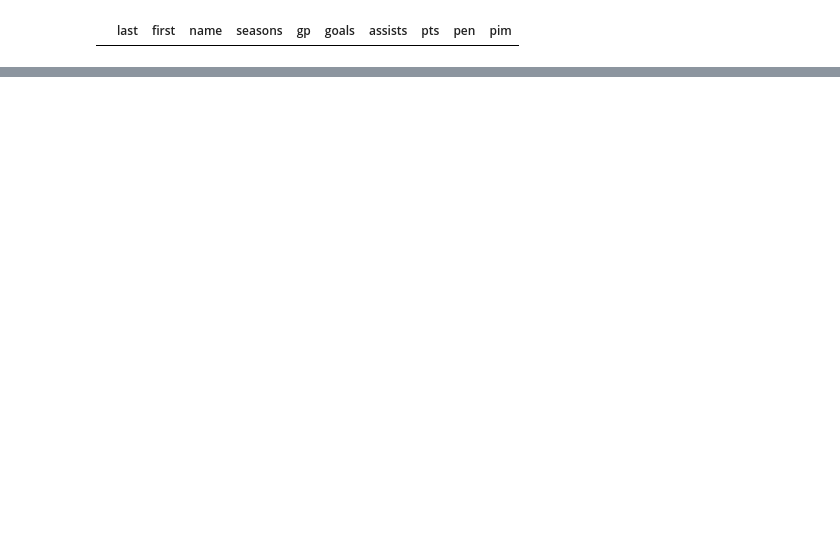
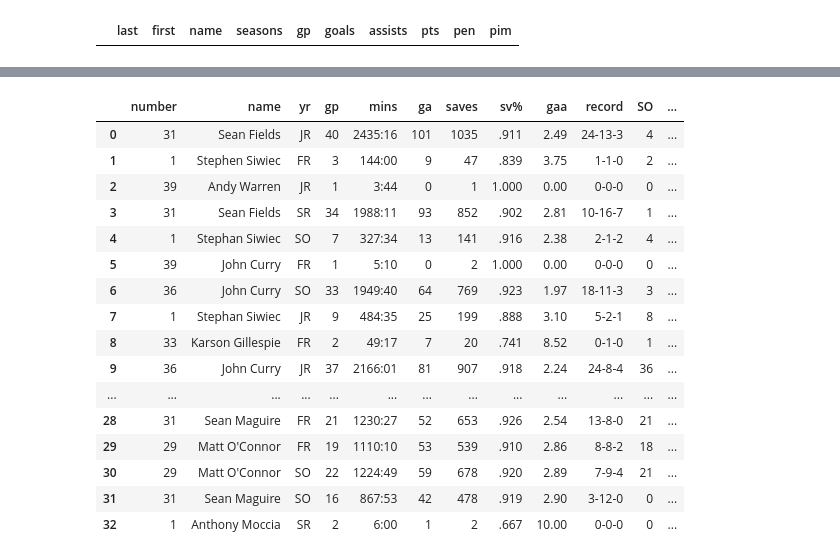
Before and after one commit to redsoxfan2194/buhockeystats, a Jupyter notebook: BU Record Book.ipynb, the cells around one changed output, grey strips where cells are left out. Cells and saved outputs as stored; diff of their text form; code cells hidden in the pictures; blank space fills up the shorter version.

```diff
--- a/BU Record Book.ipynb
+++ b/BU Record Book.ipynb
@@ -493,0 +591,5 @@ Name: mins, dtype: float64
+# %%
+for i in dfCurr['name']:
+    if(dfSkate.loc[(dfSkate['name']==i)]['name'].count()>0):
+        print(dfSkate.loc[(dfSkate['name']==i)].to_string())
+        print(dfCurr.loc[(dfCurr['name']==i)].to_string())
@@ -493,0 +649,21 @@ Name: mins, dtype: float64
+# %%
+fileName=('SeasonLeaders.txt')
+leadList=[]
+with open(fileName, 'r', encoding='utf-8') as f:
+    read_data = f.read()
+    rows=read_data.split('\n')
+    number=0
+    for i in rows:
+        leadSearch=re.search('(\d{4}-\d{2}) (\d*) (.*) (\d*) (.*) (\d*) (.*)',i)
+        if leadSearch!=None:
+            leadDict={'season':leadSearch.group(1),
+                      'year': int(leadSearch.group(1)[:4])+1,
+                       'goals':convertToInt(leadSearch.group(2)),
+                        'gname':leadSearch.group(3),
+                       'assists':convertToInt(leadSearch.group(4)),
+                       'aname':leadSearch.group(5),
+                       'pts':convertToInt(leadSearch.group(6)),
+                       'pname':leadSearch.group(7)}
+            leadList.append(leadDict)
+f.close()
+dfLead=pd.DataFrame(leadList)
@@ -493,0 +728,9 @@ Name: mins, dtype: float64
+# %%
+url='http://www.collegehockeystats.net/0203/teamstats/bu_m'
+f=urllib.request.urlopen(url)
+html = f.read()
+f.close()
+soup = BeautifulSoup(html, 'html.parser')
+table= soup.find("pre")
+# %%
+rows=table.get_text().split('\n')
@@ -493,0 +818,20 @@ Name: mins, dtype: float64
+# %%
+dfGoal
+# %% [output]
+|  | number | name | yr | gp | mins | ga | saves | sv% | gaa | record | SO | ... |
+| 0 | 31 | Sean Fields | JR | 40 | 2435:16 | 101 | 1035 | .911 | 2.49 | 24-13-3 | 4 | ... |
+| 1 | 1 | Stephen Siwiec | FR | 3 | 144:00 | 9 | 47 | .839 | 3.75 | 1-1-0 | 2 | ... |
+| 2 | 39 | Andy Warren | JR | 1 | 3:44 | 0 | 1 | 1.000 | 0.00 | 0-0-0 | 0 | ... |
+| 3 | 31 | Sean Fields | SR | 34 | 1988:11 | 93 | 852 | .902 | 2.81 | 10-16-7 | 1 | ... |
+| 4 | 1 | Stephan Siwiec | SO | 7 | 327:34 | 13 | 141 | .916 | 2.38 | 2-1-2 | 4 | ... |
+| 5 | 39 | John Curry | FR | 1 | 5:10 | 0 | 2 | 1.000 | 0.00 | 0-0-0 | 0 | ... |
+| 6 | 36 | John Curry | SO | 33 | 1949:40 | 64 | 769 | .923 | 1.97 | 18-11-3 | 3 | ... |
+| 7 | 1 | Stephan Siwiec | JR | 9 | 484:35 | 25 | 199 | .888 | 3.10 | 5-2-1 | 8 | ... |
+| 8 | 33 | Karson Gillespie | FR | 2 | 49:17 | 7 | 20 | .741 | 8.52 | 0-1-0 | 1 | ... |
+| 9 | 36 | John Curry | JR | 37 | 2166:01 | 81 | 907 | .918 | 2.24 | 24-8-4 | 36 | ... |
+| ... | ... | ... | ... | ... | ... | ... | ... | ... | ... | ... | ... | ... |
+| 28 | 31 | Sean Maguire | FR | 21 | 1230:27 | 52 | 653 | .926 | 2.54 | 13-8-0 | 21 | ... |
+| 29 | 29 | Matt O'Connor | FR | 19 | 1110:10 | 53 | 539 | .910 | 2.86 | 8-8-2 | 18 | ... |
+| 30 | 29 | Matt O'Connor | SO | 22 | 1224:49 | 59 | 678 | .920 | 2.89 | 7-9-4 | 21 | ... |
+| 31 | 31 | Sean Maguire | SO | 16 | 867:53 | 42 | 478 | .919 | 2.90 | 3-12-0 | 0 | ... |
+| 32 | 1 | Anthony Moccia | SR | 2 | 6:00 | 1 | 2 | .667 | 10.00 | 0-0-0 | 0 | ... |
```
Also changed, not shown: parts of 49 cells of this notebook, 4 other files.
